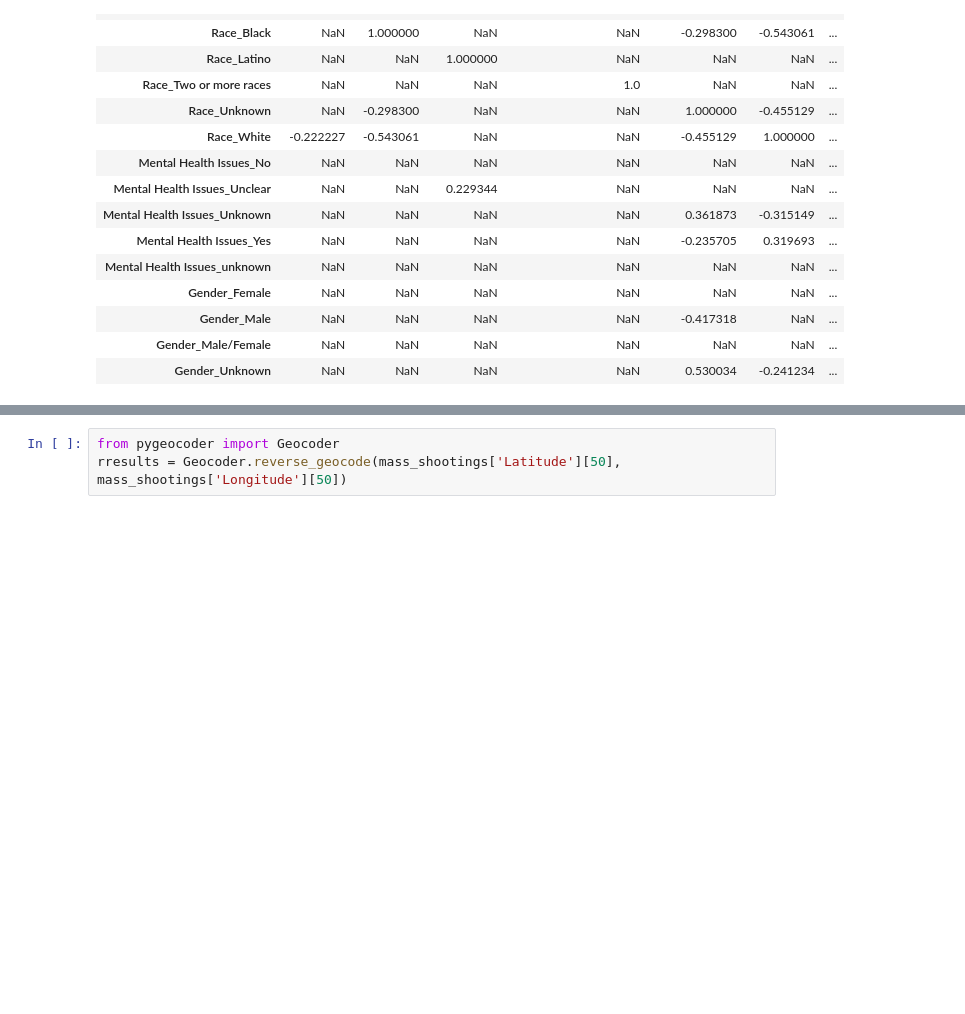
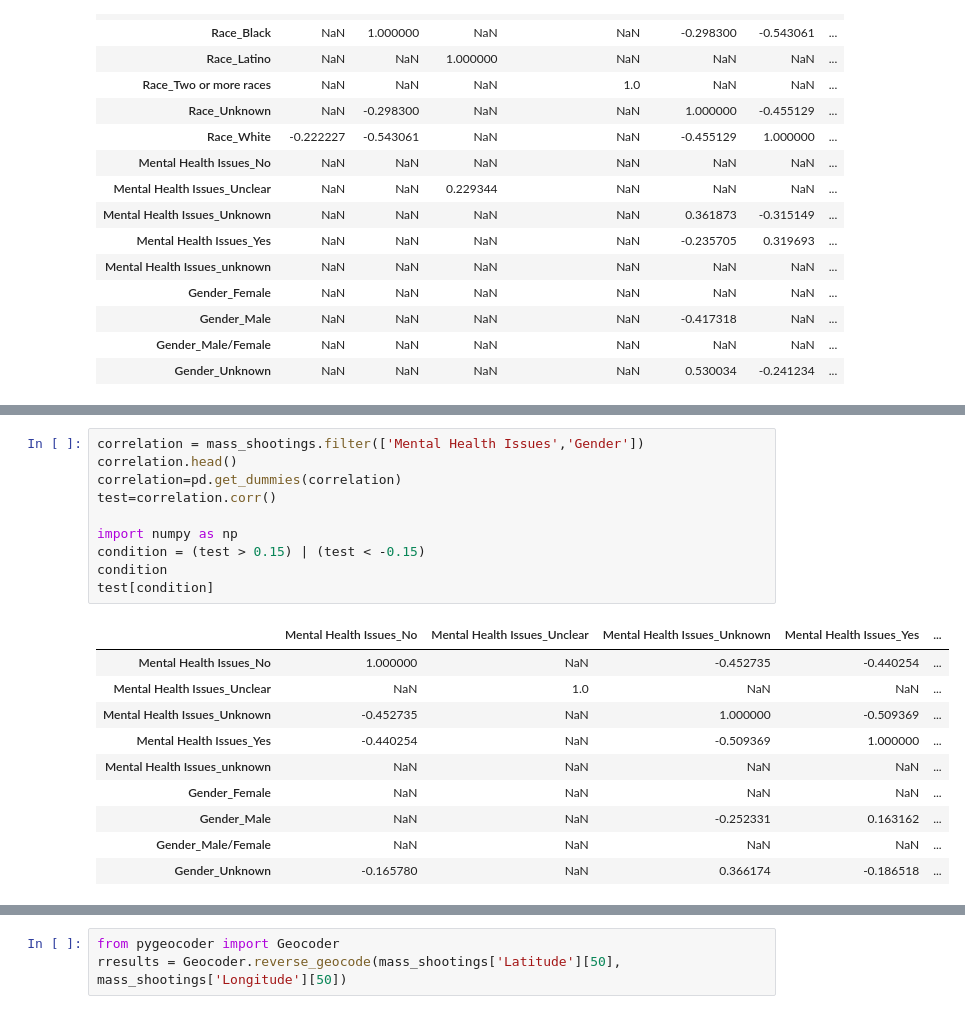
Before and after one commit to tejbir08/US-mass-shootings, a Jupyter notebook: US+gun+murders.ipynb, the cells around one changed output, grey strips where cells are left out. Cells and saved outputs as stored; diff of their text form; blank space fills up the shorter version.

```diff
--- a/US+gun+murders.ipynb
+++ b/US+gun+murders.ipynb
@@ -452,0 +475,21 @@ test[condition]
+# %%
+correlation = mass_shootings.filter(['Mental Health Issues','Gender'])
+correlation.head()
+correlation=pd.get_dummies(correlation)
+test=correlation.corr()
+
+import numpy as np
+condition = (test > 0.15) | (test < -0.15)
+condition
+test[condition]
+# %% [output]
+|  | Mental Health Issues_No | Mental Health Issues_Unclear | Mental Health Issues_Unknown | Mental Health Issues_Yes | ... |
+| Mental Health Issues_No | 1.000000 | NaN | -0.452735 | -0.440254 | ... |
+| Mental Health Issues_Unclear | NaN | 1.0 | NaN | NaN | ... |
+| Mental Health Issues_Unknown | -0.452735 | NaN | 1.000000 | -0.509369 | ... |
+| Mental Health Issues_Yes | -0.440254 | NaN | -0.509369 | 1.000000 | ... |
+| Mental Health Issues_unknown | NaN | NaN | NaN | NaN | ... |
+| Gender_Female | NaN | NaN | NaN | NaN | ... |
+| Gender_Male | NaN | NaN | -0.252331 | 0.163162 | ... |
+| Gender_Male/Female | NaN | NaN | NaN | NaN | ... |
+| Gender_Unknown | -0.165780 | NaN | 0.366174 | -0.186518 | ... |
```
Also changed, not shown: parts of 3 cells of this notebook.
